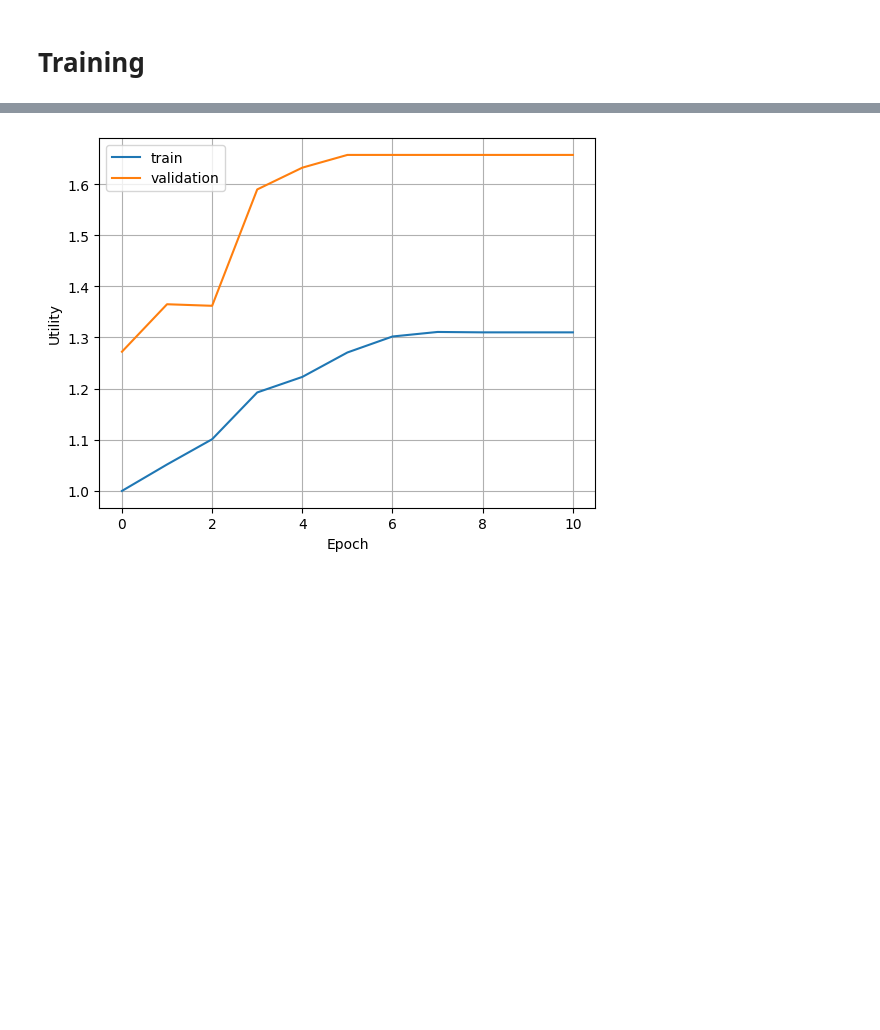
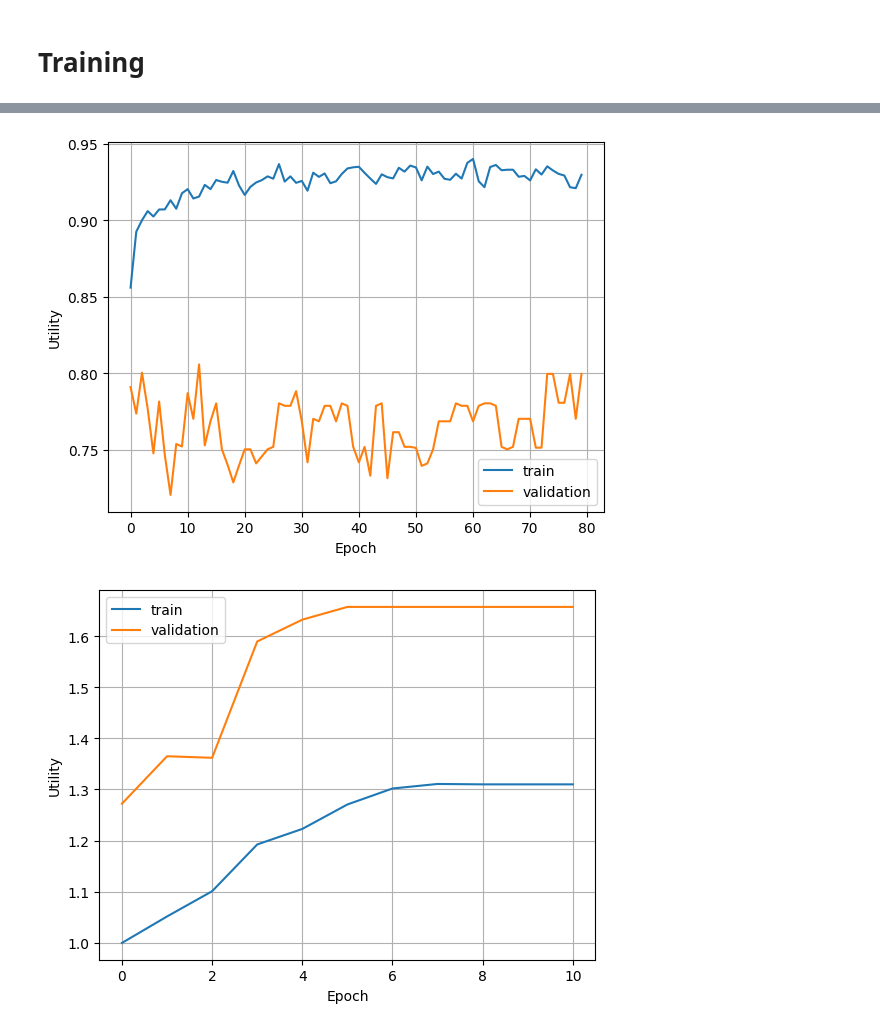
Before and after one commit to RostyslavUA/hyp-sched, a Jupyter notebook: playground.ipynb, the cells around one changed output, grey strips where cells are left out. Drawn from its saved outputs; the diff is of its cells as text; code cells hidden in the pictures; blank space fills up the shorter version.

```diff
--- a/playground.ipynb
+++ b/playground.ipynb
@@ -55,7 +55,7 @@ E_H = 5   # Number of hyperedges
 N = 0.1  # Noise power
 theta = 0.5  # Thresholds for hyperedges
 k = 4  # max hyperedge cardinality
-train_samples = 500
+train_samples = 10000
 test_samples = 100
 batch_size = 100
 # %%
@@ -246,12 +246,16 @@ def get_learnable_parameters(V_H, device):
     theta_HGNN = [theta_1, theta_2, theta_3]
     return theta_HGNN
 # %%
-def HGNN(X, Dv_inv, De_inv, H, W, theta):
+def HGNN(X, Dv_inv, De_inv, H, W, theta, batch_norm=False):
     theta_1, theta_2, theta_3 = theta
     Xbar1 = Dv_inv @ H @ W @ De_inv @ H.transpose(1, 2) @ Dv_inv @ X @ theta_1.unsqueeze(0)
     X1 = torch.nn.functional.relu(Xbar1)
+    if batch_norm:
+        X1 = (X1 - torch.mean(X1, dim=0))/torch.sqrt(torch.var(X1, dim=0) + 1e-5)
     Xbar2 = Dv_inv @ H @ W @ De_inv @ H.transpose(1, 2) @ Dv_inv @ X1 @ theta_2.unsqueeze(0)
     X2 = torch.nn.functional.relu(Xbar2)
+    if batch_norm:
+        X2 = (X2 - torch.mean(X2, dim=0))/torch.sqrt(torch.var(X2, dim=0) + 1e-5)
     Xbar3 = Dv_inv @ H @ W @ De_inv @ H.transpose(1, 2) @ Dv_inv @ X2 @ theta_3.unsqueeze(0)
     X3 = torch.nn.functional.sigmoid(Xbar3)
     X3 = X3.squeeze()
@@ -260,14 +264,16 @@ def HGNN(X, Dv_inv, De_inv, H, W, theta):
 # Training
 # %%
 theta_HGNN = get_learnable_parameters(V_H, device)
-optimizer = torch.optim.Adam(theta_HGNN, lr=0.01)
+# optimizer = torch.optim.Adam(theta_HGNN, lr=0.1)
+optimizer = torch.optim.SGD(theta_HGNN, lr=0.01)
 
 loss_fn = CustomLossBatch()
 # %%
 beta = 1
-tau = 0.1
+tau = 5
 max_iter = 1000
-epochs = 15
+epochs = 1000
+batch_norm=True
 train_utility, test_utility = [], []
 optimizer.zero_grad()
 for epoch in range(epochs):
@@ -276,7 +282,7 @@ for epoch in range(epochs):
     for (X, Dv_inv, De_inv, H, W) in train_loader:
         X, H, W = X.to(device), H.to(device), W.to(device)
         Dv_inv, De_inv = Dv_inv.to(device), De_inv.to(device)
-        z = HGNN(X, Dv_inv, De_inv, H, W, theta_HGNN)
+        z = HGNN(X, Dv_inv, De_inv, H, W, theta_HGNN, batch_norm)
         # Linsat
         z = z * beta
         RHS_const = H.transpose(2, 1).sum(dim=2) - 1
@@ -286,19 +292,19 @@ for epoch in range(epochs):
         loss = loss_fn(z, X, N, gamma=0.0)[0]
         utility = utility_fn(z, X, N)  # utility based on discrete values of z
         feasibility = check_feasibility(H, z)
-        utility_epoch.append(utility.item()/(batch_size*V_H))
+        utility_epoch.append(utility.item()/batch_size)
         feasibility_epoch.append(feasibility)
         loss.backward()
+        # print(torch.linalg.matrix_norm(theta_HGNN[0].grad))
         optimizer.step()
         optimizer.zero_grad()
         loss_epoch.append(loss.item())
-
     # Test Phase
     utility_epoch_test, feasibility_epoch_test = [], []
     for (X, Dv_inv, De_inv, H, W) in test_loader:
         X, H, W = X.to(device), H.to(device), W.to(device)
         Dv_inv, De_inv = Dv_inv.to(device), De_inv.to(device)
-        z = HGNN(X, Dv_inv, De_inv, H, W, theta_HGNN)
+        z = HGNN(X, Dv_inv, De_inv, H, W, theta_HGNN, batch_norm)
         # Linsat
         z = z * beta
         RHS_const = H.transpose(2, 1).sum(dim=2) - 1
@@ -307,12 +313,13 @@ for epoch in range(epochs):
         z = z / beta
         utility = utility_fn(z, X, N)  # utility based on discrete values of z
         feasibility = check_feasibility(H, z)
-        utility_epoch_test.append(utility.item()/(batch_size*V_H))
+        utility_epoch_test.append(utility.item()/batch_size)
         feasibility_epoch_test.append(feasibility)
     utility_epoch_mean = np.mean(utility_epoch)
     utility_epoch_test_mean = np.mean(utility_epoch_test)
     feasibility_epoch_mean = np.mean(feasibility_epoch)
     feasibility_epoch_test_mean = np.mean(feasibility_epoch_test)
+    print(z[0])
     if epoch % 1 == 0:
         print(f"Epoch: {epoch}, Loss:{np.mean(loss_epoch):.5f} | Train Utility: {utility_epoch_mean:.5f}, Feasibility: {feasibility_epoch_mean:.2f}" \
         f" | Test Utility: {utility_epoch_test_mean:.5f}, Feasibility: {feasibility_epoch_test_mean:.2f}")
@@ -326,6 +347,16 @@ Epoch: 2, Loss:-71.52482 | Train Utility: 0.12317, Feasibility: 0.96 | Test Util
 KeyboardInterrupt:
 # %%
 import matplotlib.pyplot as plt
+# %%
+plt.plot(train_utility, label='train')
+plt.plot(test_utility, label='validation')
+plt.xlabel('Epoch')
+plt.ylabel('Utility')
+plt.grid()
+plt.legend()
+# plt.savefig('HGNN_train_batch_norm.jpg')
+# %% [output]
+[figure, added]
 # %%
 plt.plot(torch.stack(train_utility).detach().numpy(), label='train')
 plt.plot(torch.stack(test_utility).detach().numpy(), label='validation')
```
Also changed, not shown: parts of 2 cells of this notebook.
